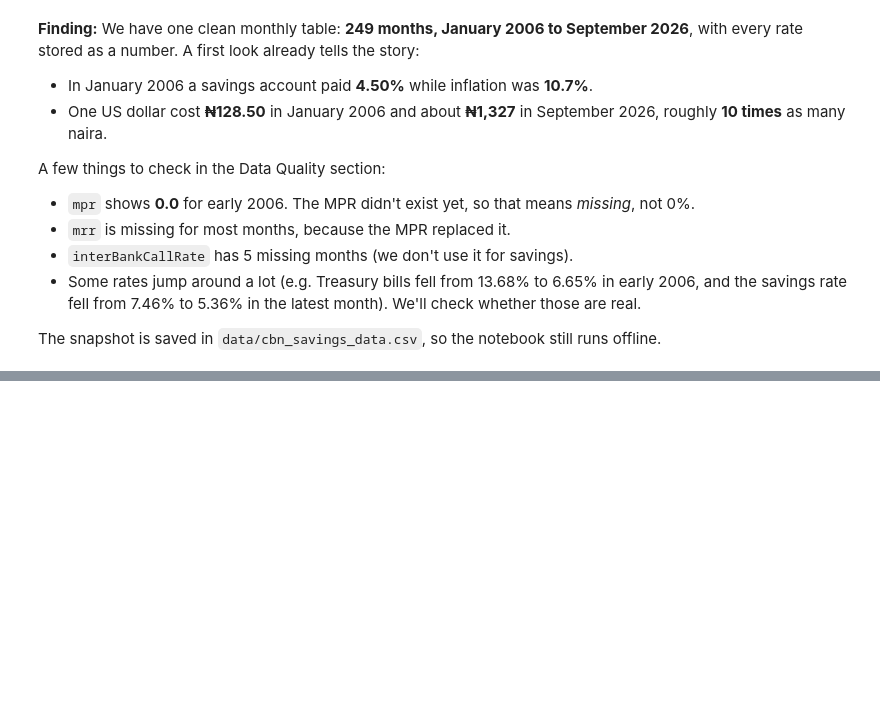
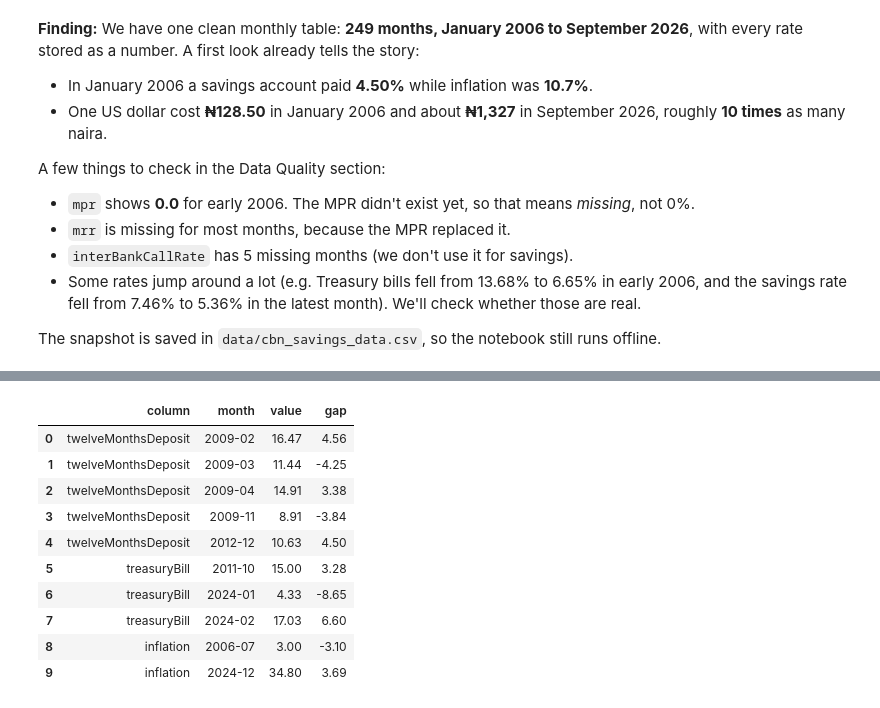
Before and after one commit to Freedom15dev/nigeria-savings-vs-inflation, a Jupyter notebook: savings_vs_inflation.ipynb, the cells around one changed output, grey strips where cells are left out. Saved outputs shown, nothing was run; the diff lists cells and outputs as text; code cells hidden in the pictures; blank space fills up the shorter version.

```diff
--- a/savings_vs_inflation.ipynb
+++ b/savings_vs_inflation.ipynb
@@ -208,0 +243,9 @@ The snapshot is saved in `data/cbn_savings_data.csv`, so the notebook still runs
+# %%
+clean = data.copy()
+
+# Count blanks and zeros in every column
+quality = pd.DataFrame({
+    "missing": clean.isna().sum(),
+    "zeros": (clean == 0).sum(),
+})
+quality[(quality["missing"] > 0) | (quality["zeros"] > 0)]
@@ -208,0 +278,6 @@ The snapshot is saved in `data/cbn_savings_data.csv`, so the notebook still runs
+# %%
+# Before Dec 2006 the MPR didn't exist: replace the fake zeros with NaN (missing)
+clean.loc[clean["mpr"] == 0, "mpr"] = float("nan")
+
+print("MPR zeros left:", (clean["mpr"] == 0).sum())
+print("First month with an MPR:", clean.loc[clean["mpr"].notna(), "month"].min().date())
@@ -208,0 +331,30 @@ The snapshot is saved in `data/cbn_savings_data.csv`, so the notebook still runs
+# %%
+def find_spikes(series, threshold=3):
+    """Flag months more than `threshold` points away from the average of their two neighbours."""
+    neighbours_avg = (series.shift(1) + series.shift(-1)) / 2
+    gap = series - neighbours_avg
+    return gap[gap.abs() > threshold]
+
+
+KEY_COLUMNS = ["savingsDeposit", "twelveMonthsDeposit", "treasuryBill", "mpr", "inflation"]
+by_month = clean.set_index("month")
+
+spikes = []
+for col in KEY_COLUMNS:
+    for month, gap in find_spikes(by_month[col]).items():
+        spikes.append({"column": col, "month": month.strftime("%Y-%m"),
+                       "value": by_month.loc[month, col], "gap": round(gap, 2)})
+
+pd.DataFrame(spikes)
+# %% [output]
+|  | column | month | value | gap |
+| 0 | twelveMonthsDeposit | 2009-02 | 16.47 | 4.56 |
+| 1 | twelveMonthsDeposit | 2009-03 | 11.44 | -4.25 |
+| 2 | twelveMonthsDeposit | 2009-04 | 14.91 | 3.38 |
+| 3 | twelveMonthsDeposit | 2009-11 | 8.91 | -3.84 |
+| 4 | twelveMonthsDeposit | 2012-12 | 10.63 | 4.50 |
+| 5 | treasuryBill | 2011-10 | 15.00 | 3.28 |
+| 6 | treasuryBill | 2024-01 | 4.33 | -8.65 |
+| 7 | treasuryBill | 2024-02 | 17.03 | 6.60 |
+| 8 | inflation | 2006-07 | 3.00 | -3.10 |
+| 9 | inflation | 2024-12 | 34.80 | 3.69 |
```
Also changed, not shown: parts of 22 cells of this notebook.
